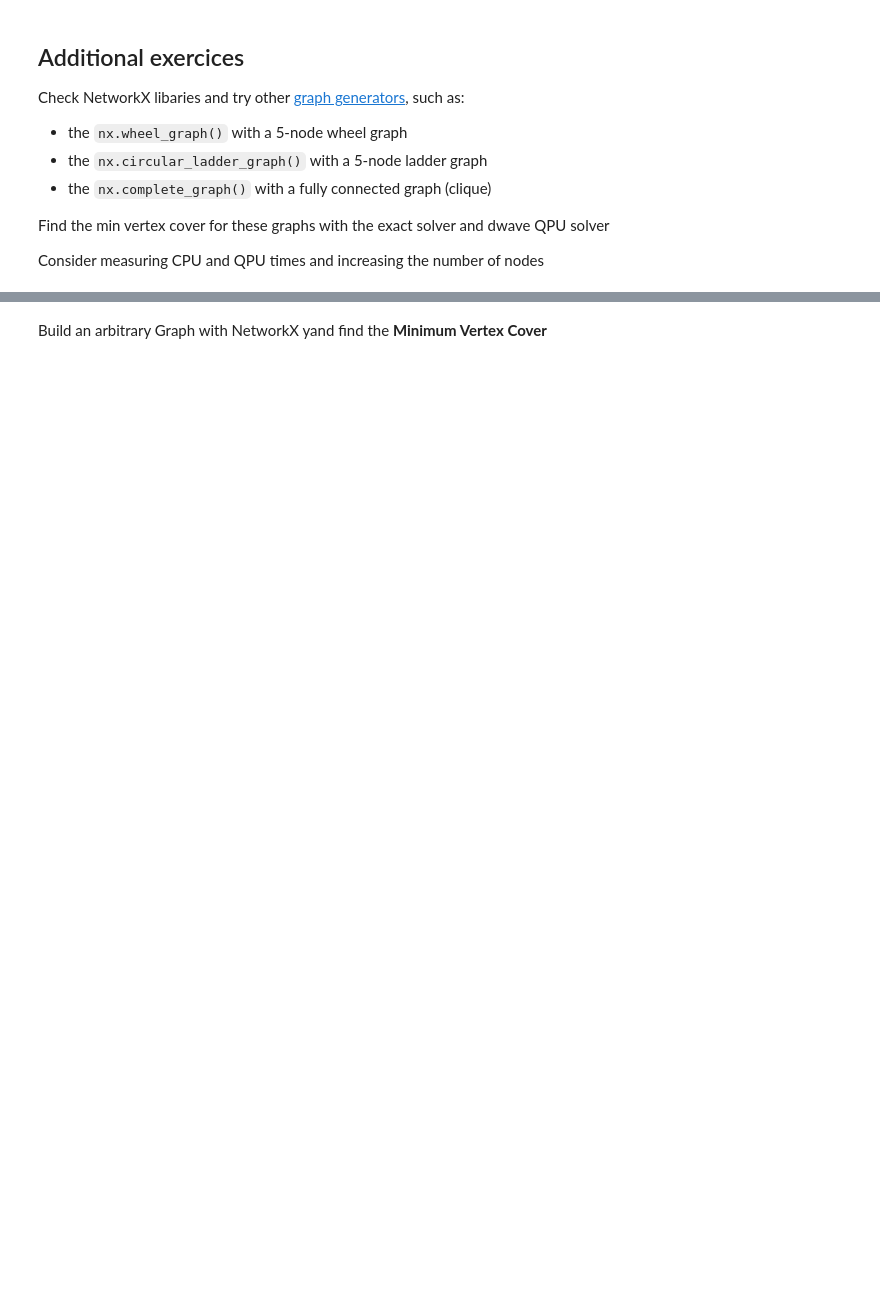
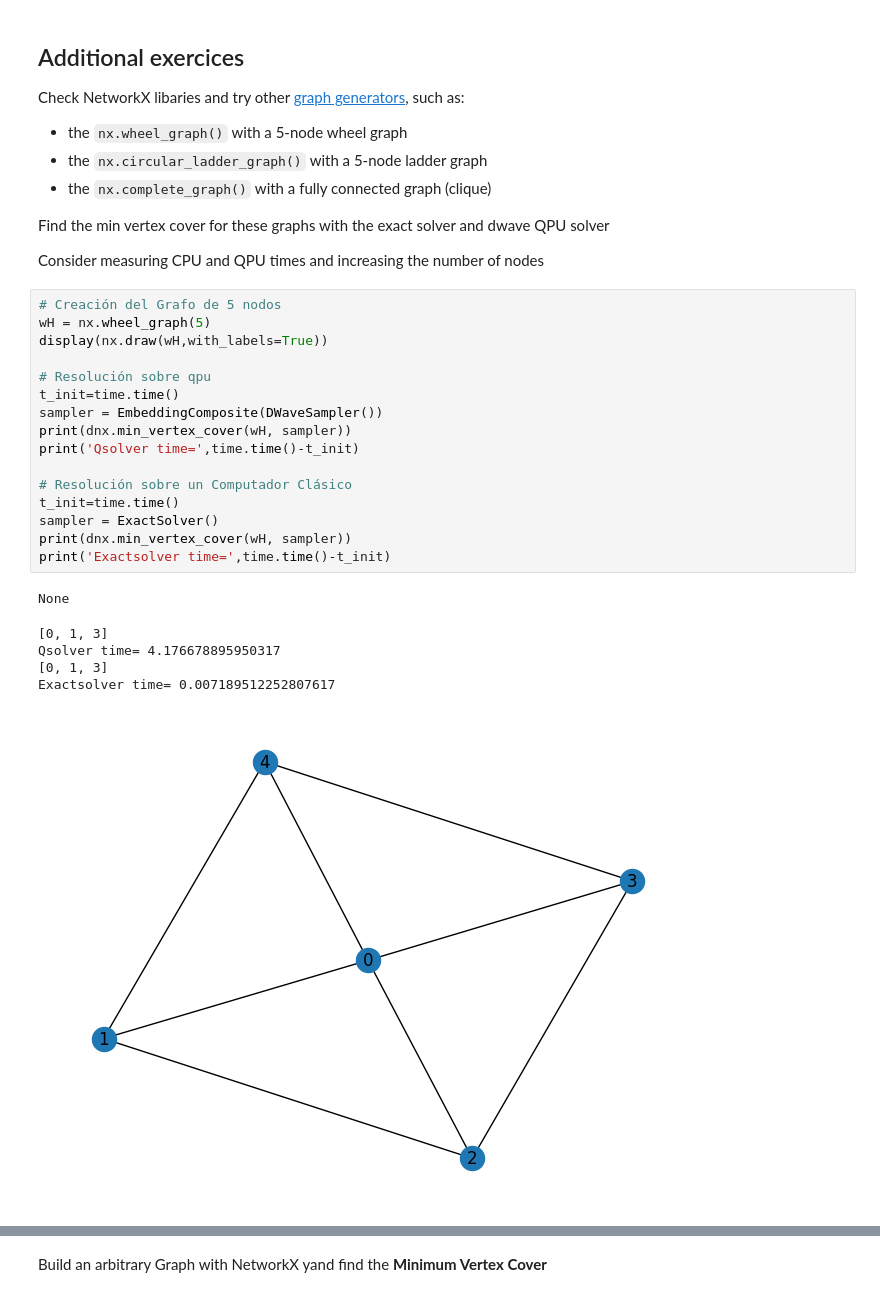
Before and after one commit to ArturoRoAl/dwaverepo, a Jupyter notebook: 01_vertex_cover.ipynb, the cells around one changed output, grey strips where cells are left out. Drawn from its saved outputs; the diff is of its cells as text; blank space fills up the shorter version.

```diff
--- a/01_vertex_cover.ipynb
+++ b/01_vertex_cover.ipynb
@@ -96,3 +96,26 @@ Check NetworkX libaries and try other [graph generators](https://networkx.org/do
 Find the min vertex cover for these graphs with the exact solver and dwave QPU solver
 
 Consider measuring CPU and QPU times and increasing the number of nodes
+# %%
+# Creación del Grafo de 5 nodos
+wH = nx.wheel_graph(5)
+display(nx.draw(wH,with_labels=True))
+
+# Resolución sobre qpu
+t_init=time.time()
+sampler = EmbeddingComposite(DWaveSampler())
+print(dnx.min_vertex_cover(wH, sampler))
+print('Qsolver time=',time.time()-t_init)
+
+# Resolución sobre un Computador Clásico
+t_init=time.time()
+sampler = ExactSolver()
+print(dnx.min_vertex_cover(wH, sampler))
+print('Exactsolver time=',time.time()-t_init)
+# %% [output]
+None
+[0, 1, 3]
+Qsolver time= 4.176678895950317
+[0, 1, 3]
+Exactsolver time= 0.007189512252807617
+[figure, added]
```
Also changed, not shown: parts of 6 cells of this notebook.
